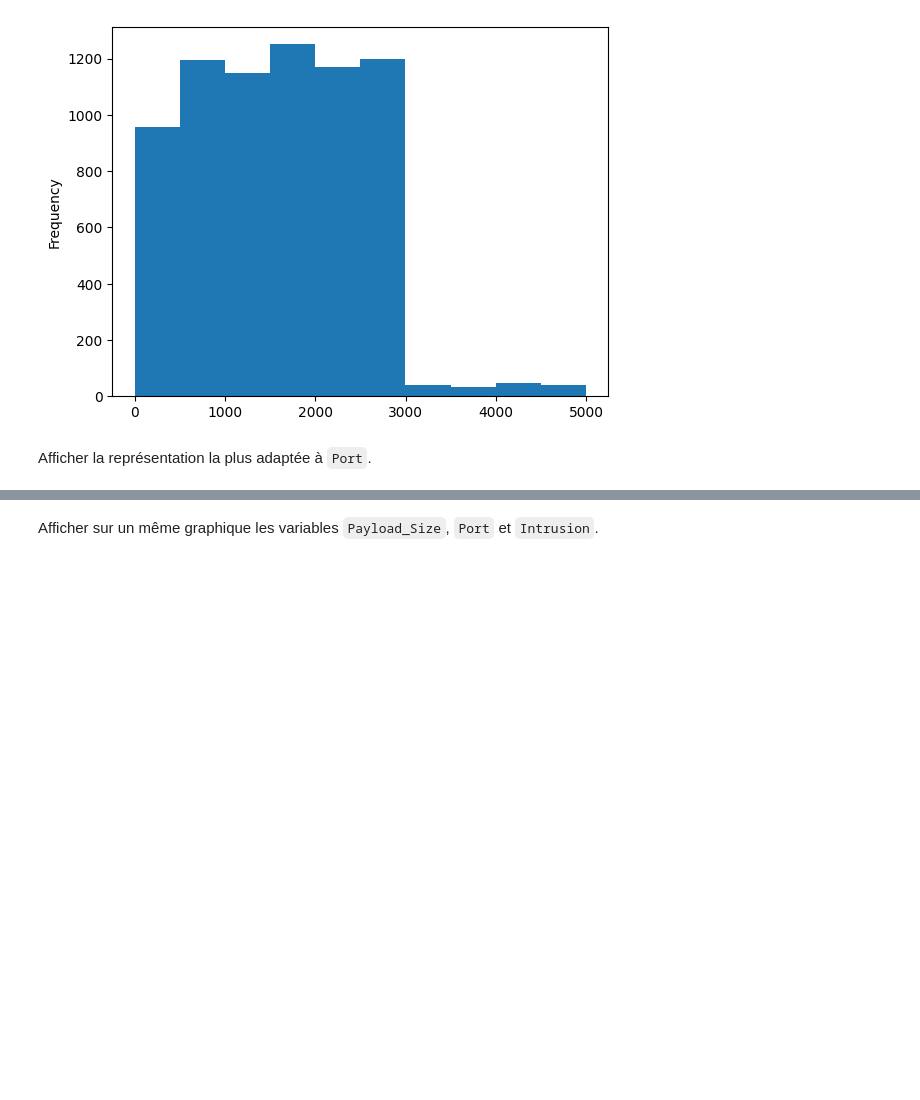
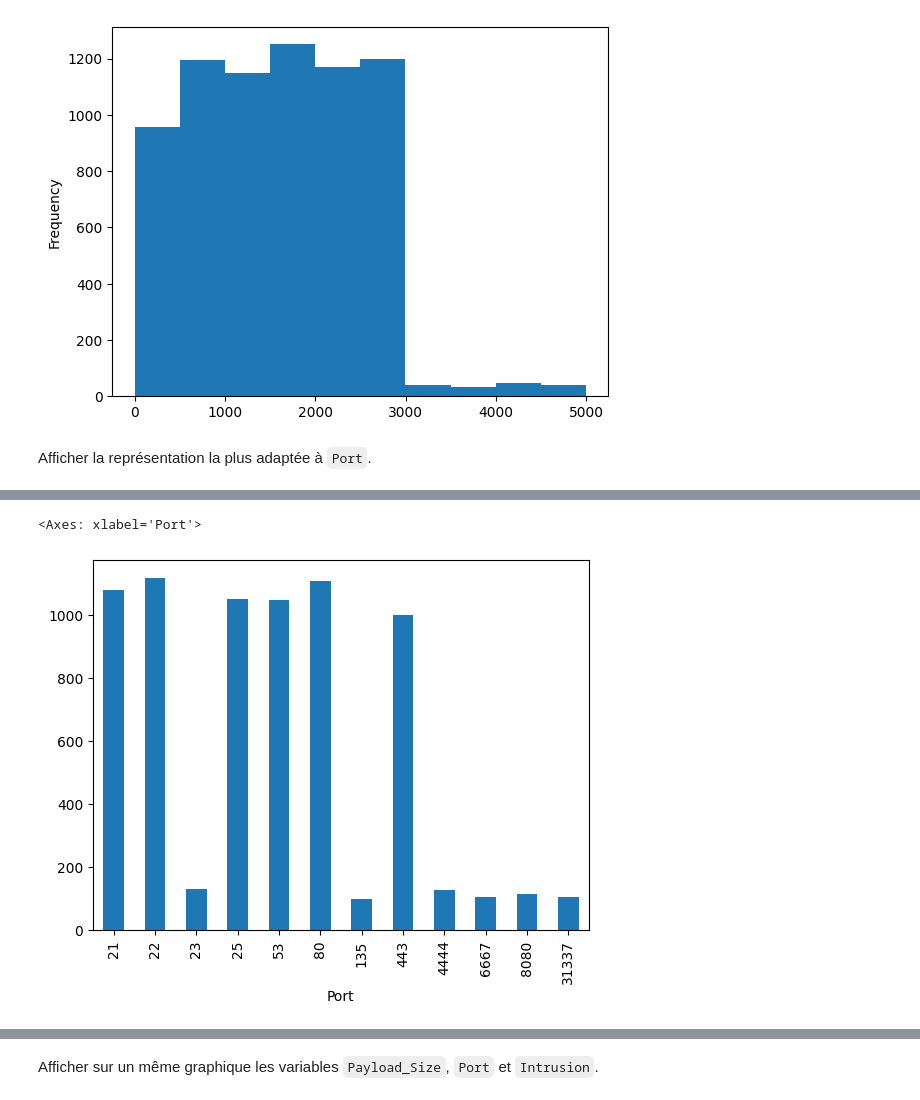
Before and after one commit to argonaultes-education/trde703-etl-auxerre-i1-2026, a Jupyter notebook: intrusion.ipynb, the cells around one changed output, grey strips where cells are left out. Cells and saved outputs as stored; diff of their text form; code cells hidden in the pictures; blank space fills up the shorter version.

Commit message:
sort and do not sort

```diff
--- a/intrusion.ipynb
+++ b/intrusion.ipynb
@@ -100,0 +117,5 @@ Afficher la représentation la plus adaptée à `Port`.
+# %%
+intrusion_df['Port'].value_counts().sort_index().plot(kind='bar')
+# %% [output]
+<Axes: xlabel='Port'>
+[figure, added]
```
Also changed, not shown: parts of 3 cells of this notebook.
